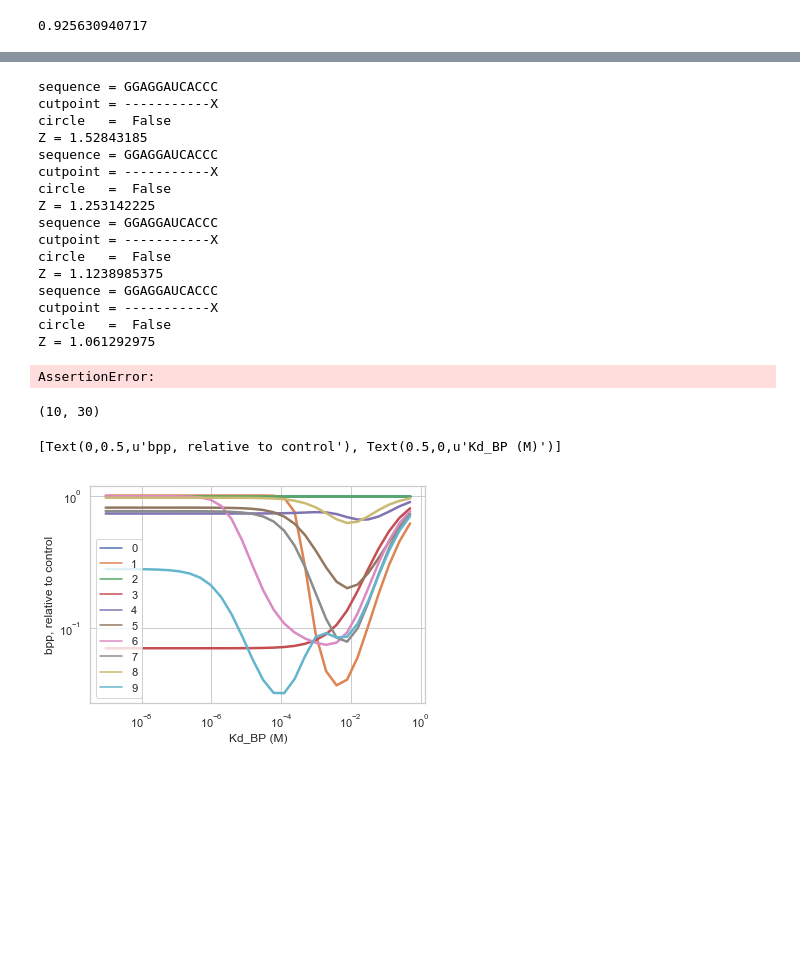
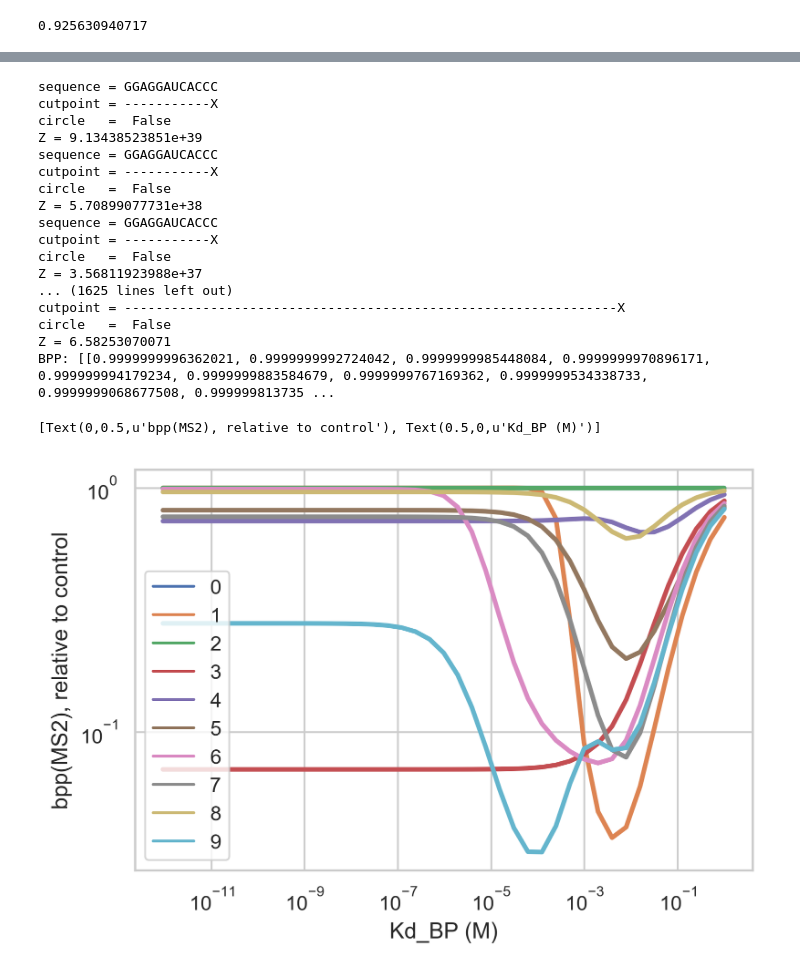
Before and after one commit to mekhub/alphafold, a Jupyter notebook: Alphafold2_MS2_bpp.ipynb, the cells around one changed output, grey strips where cells are left out. Saved outputs shown, nothing was run; the diff lists cells and outputs as text; code cells hidden in the pictures; blank space fills up the shorter version.

```diff
--- a/Alphafold2_MS2_bpp.ipynb
+++ b/Alphafold2_MS2_bpp.ipynb
@@ -28,9 +28,12 @@ print bpp[i][j]
 # %% [output]
 0.925630940717
 # %%
-test_sequences = [ MS2_hairpin,'CCCGCGGCC'+MS2_hairpin+'GGCCGCGGG',\
-                   MS2_hairpin+'AAAAAAAAAAAAA','AAACGAACGACCA'+MS2_hairpin+'AAACAAAGAAAA',\
-                    'GGGC'+MS2_hairpin,MS2_hairpin+'GGGC',
+test_sequences = [ MS2_hairpin,
+                  'CCCGCGGCC'+MS2_hairpin+'GGCCGCGGG',
+                   MS2_hairpin+'AAAAAAAAAAAAA',
+                  'AAACGAACGACCA'+MS2_hairpin+'AAACAAAGAAAA',
+                  'GGGC'+MS2_hairpin,
+                  MS2_hairpin+'GGGC',
                  'AAACCAGCGACGAGGACGACGAGCGACGACGACGAGCGACGACAAACC'+MS2_hairpin,
                  'AAACCAGCGACGAGGACGACGAAACC'+MS2_hairpin+'CAAGAGGAAAAACCCAAAAAAGCAAC',
                  'AAAAGAGAGAAACAAAGACAGACAAA'+MS2_hairpin+'AAAAAGAAACAACCAAAGAAAGAAAG',
@@ -40,8 +43,7 @@ bpps = []
 for test_sequence in test_sequences:
     (Z, bpp, Z_final ) = partition( test_sequence )
     (i,j) = find_MS2( test_sequence )
-    bpps.append( bpp[i][j] )
-print 'BPP:', bpps
+    bpps.append( bpp )
 # %% [output]
 sequence = GGAGGAUCACCC
 cutpoint = -----------X
@@ -62,0 +65,4 @@ BPP: [0.9256309407166667, 0.7847025627720416, 0.9256309407166667, 0.067407386624
+# %%
+bpp = bpps[9]
+f, ax = plt.subplots(dpi=300)
+sns.heatmap( bpp, linewidths=0.1,square=True, vmin=0, vmax=1,ax=ax)
@@ -63,6 +72,6 @@ BPP: [0.9256309407166667, 0.7847025627720416, 0.9256309407166667, 0.067407386624
 # %%
 params = AlphaFoldParams()
-Kd_BPs = [ 2**x for x in range(-3,3)]
+Kd_BPs = [ 2**x for x in range(-40,1)]
 all_bpps = []
 for test_sequence in test_sequences:
     bpps = []
@@ -77,17 +86,17 @@ print 'BPP:', all_bpps
 sequence = GGAGGAUCACCC
 cutpoint = -----------X
 circle   =  False
-Z = 1.52843185
+Z = 9.13438523851e+39
 sequence = GGAGGAUCACCC
 cutpoint = -----------X
 circle   =  False
-Z = 1.253142225
+Z = 5.70899077731e+38
 sequence = GGAGGAUCACCC
 cutpoint = -----------X
 circle   =  False
-Z = 1.1238985375
-sequence = GGAGGAUCACCC
-cutpoint = -----------X
+Z = 3.56811923988e+37
+... (1625 lines left out)
+cutpoint = ---------------------------------------------------------------X
 circle   =  False
-Z = 1.061292975
+Z = 6.58253070071
+BPP: [[0.9999999996362021, 0.9999999992724042, 0.9999999985448084, 0.9999999970896171, 0.999999994179234, 0.9999999883584679, 0.9999999767169362, 0.9999999534338733, 0.9999999068677508, 0.999999813735 ...
-AssertionError:
@@ -94,14 +106,13 @@ AssertionError:
 # %%
 import pandas as pd
 d = np.array(all_bpps)
-d = d / np.tile( d[0,:], (d.shape[0],1) )
-data = pd.DataFrame( d, columns = Kd_BPs ) #, index = test_sequences )
-ax.set(xscale="log", yscale="log")
-g = sns.lineplot( data = data.transpose(), dashes=False,linewidth=2.5 )
+d = d / np.tile( d[0,:], (d.shape[0],1) ) # bpp relative to "control" sequence
+data = pd.DataFrame( d, columns = Kd_BPs )
+f, ax = plt.subplots(dpi=300)
+g = sns.lineplot( data = data.transpose(), dashes=False,linewidth=2.5,ax=ax )
 g.set_xscale( 'log' )
 g.set_yscale( 'log' )
-g.set(xlabel='Kd_BP (M)',ylabel='bpp, relative to control' )
+g.set(xlabel='Kd_BP (M)',ylabel='bpp(MS2), relative to control' )
 # %% [output]
-(10, 30)
+[Text(0,0.5,u'bpp(MS2), relative to control'), Text(0.5,0,u'Kd_BP (M)')]
-[Text(0,0.5,u'bpp, relative to control'), Text(0.5,0,u'Kd_BP (M)')]
-[figure, old version]
+[figure, new version]
```
Also changed, not shown: parts of 8 cells of this notebook, 2 other files.
